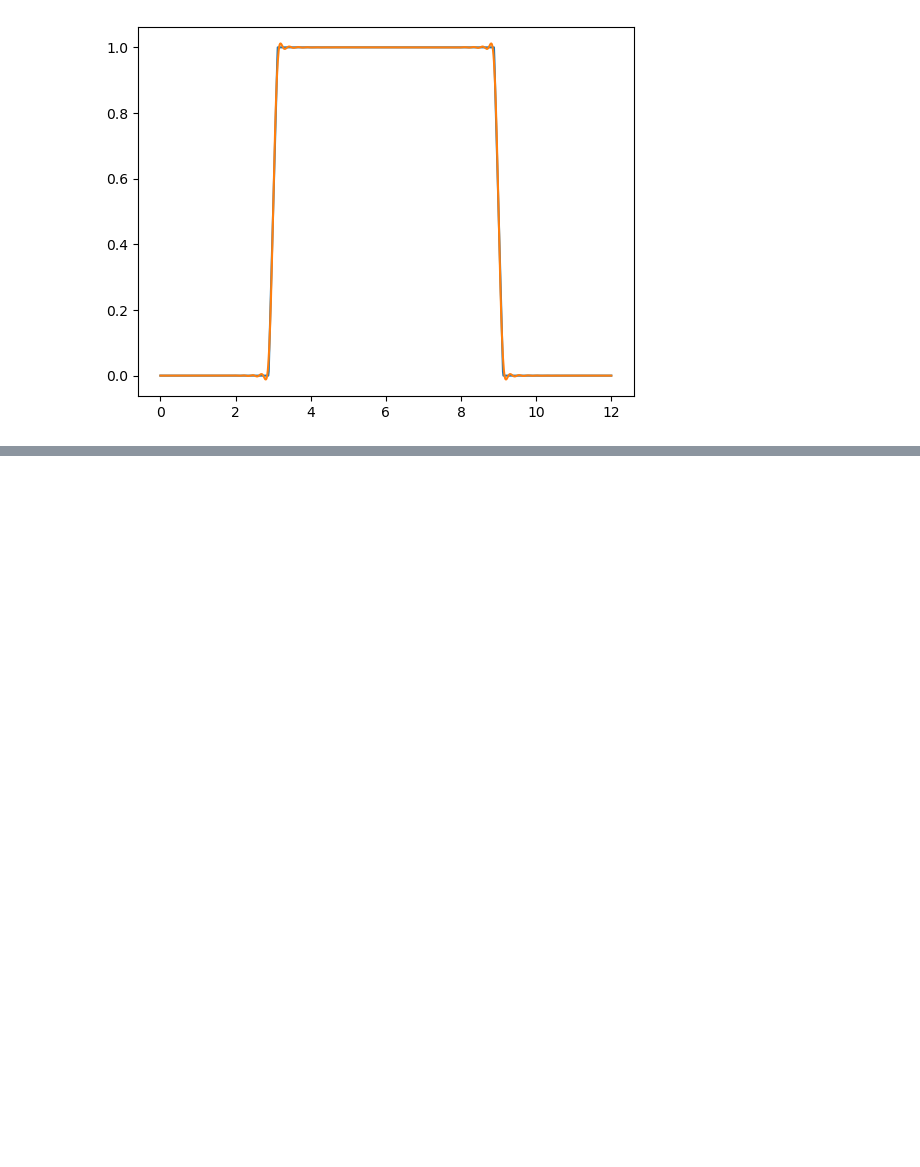
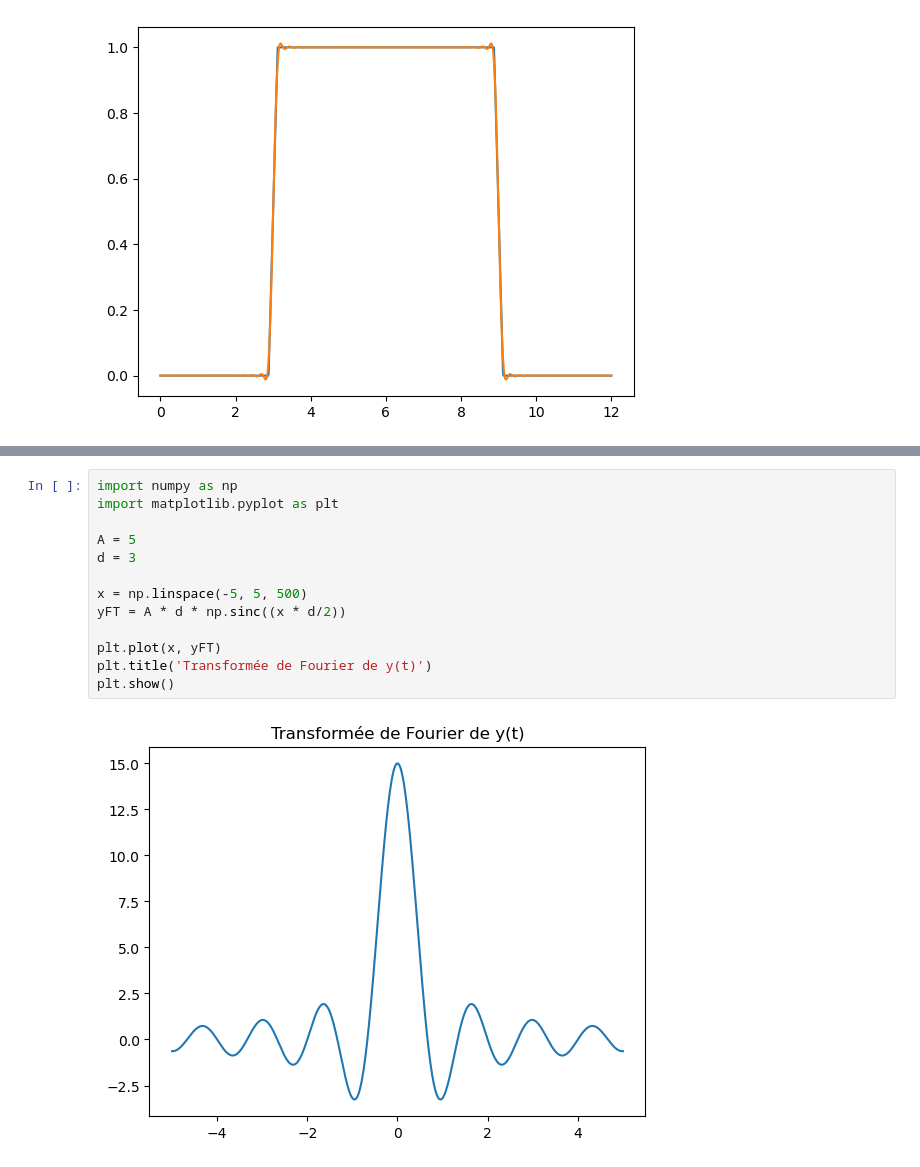
Before and after one commit to Zach3292/Calcul3, a Jupyter notebook: Note de cours.ipynb, the cells around one changed output, grey strips where cells are left out. Saved outputs shown, nothing was run; the diff lists cells and outputs as text; blank space fills up the shorter version.

```diff
--- a/Note de cours.ipynb
+++ b/Note de cours.ipynb
@@ -1290,0 +1322,15 @@ plt.show()
+# %%
+import numpy as np
+import matplotlib.pyplot as plt
+
+A = 5
+d = 3
+
+x = np.linspace(-5, 5, 500)
+yFT = A * d * np.sinc((x * d/2))
+
+plt.plot(x, yFT)
+plt.title('Transformée de Fourier de y(t)')
+plt.show()
+# %% [output]
+[figure, added]
```
Also changed, not shown: parts of 6 cells of this notebook, 1 other file.
